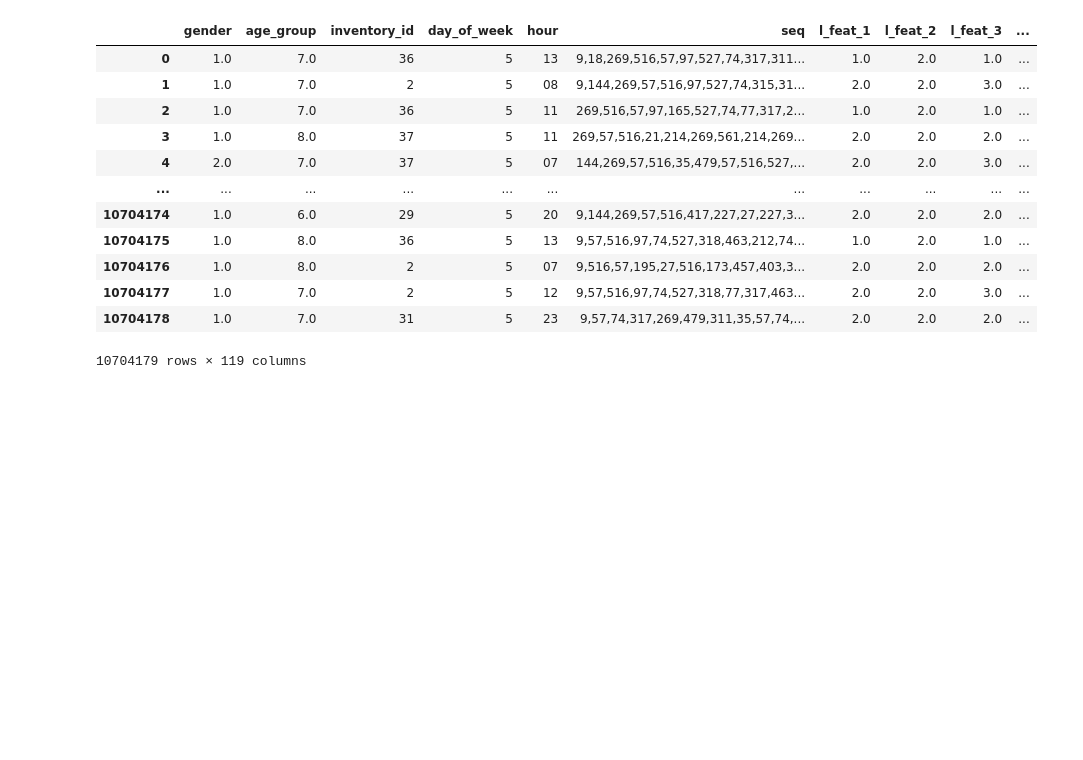
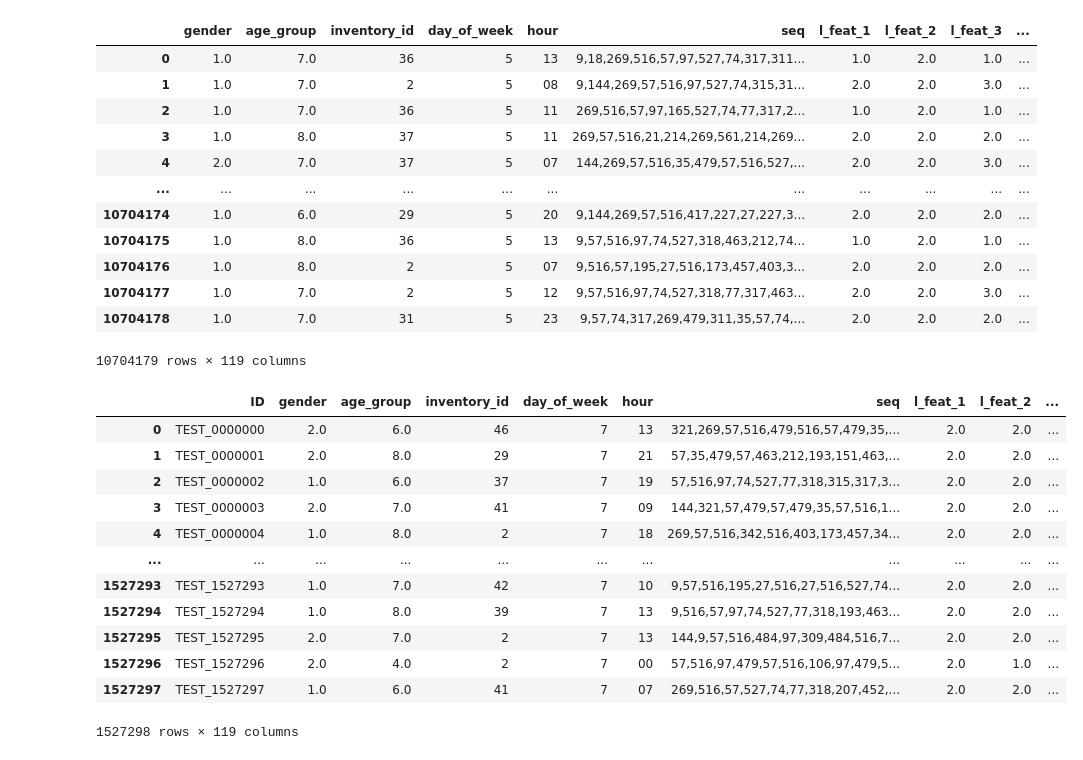
Before and after one commit to tkdwl05/CTR_MODEL, a Jupyter notebook: CTR_Model.ipynb, the cells around one changed output. Drawn from its saved outputs; the diff is of its cells as text; code cells hidden in the pictures; blank space fills up the shorter version.

```diff
--- a/CTR_Model.ipynb
+++ b/CTR_Model.ipynb
@@ -19,3 +19,19 @@ df1
 | 10704177 | 1.0 | 7.0 | 2 | 5 | 12 | 9,57,516,97,74,527,318,77,317,463... | 2.0 | 2.0 | 3.0 | ... |
 | 10704178 | 1.0 | 7.0 | 31 | 5 | 23 | 9,57,74,317,269,479,311,35,57,74,... | 2.0 | 2.0 | 2.0 | ... |
 10704179 rows × 119 columns
+# %%
+df2
+# %% [output]
+|  | ID | gender | age_group | inventory_id | day_of_week | hour | seq | l_feat_1 | l_feat_2 | ... |
+| 0 | TEST_0000000 | 2.0 | 6.0 | 46 | 7 | 13 | 321,269,57,516,479,516,57,479,35,... | 2.0 | 2.0 | ... |
+| 1 | TEST_0000001 | 2.0 | 8.0 | 29 | 7 | 21 | 57,35,479,57,463,212,193,151,463,... | 2.0 | 2.0 | ... |
+| 2 | TEST_0000002 | 1.0 | 6.0 | 37 | 7 | 19 | 57,516,97,74,527,77,318,315,317,3... | 2.0 | 2.0 | ... |
+| 3 | TEST_0000003 | 2.0 | 7.0 | 41 | 7 | 09 | 144,321,57,479,57,479,35,57,516,1... | 2.0 | 2.0 | ... |
+| 4 | TEST_0000004 | 1.0 | 8.0 | 2 | 7 | 18 | 269,57,516,342,516,403,173,457,34... | 2.0 | 2.0 | ... |
+| ... | ... | ... | ... | ... | ... | ... | ... | ... | ... | ... |
+| 1527293 | TEST_1527293 | 1.0 | 7.0 | 42 | 7 | 10 | 9,57,516,195,27,516,27,516,527,74... | 2.0 | 2.0 | ... |
+| 1527294 | TEST_1527294 | 1.0 | 8.0 | 39 | 7 | 13 | 9,516,57,97,74,527,77,318,193,463... | 2.0 | 2.0 | ... |
+| 1527295 | TEST_1527295 | 2.0 | 7.0 | 2 | 7 | 13 | 144,9,57,516,484,97,309,484,516,7... | 2.0 | 2.0 | ... |
+| 1527296 | TEST_1527296 | 2.0 | 4.0 | 2 | 7 | 00 | 57,516,97,479,57,516,106,97,479,5... | 2.0 | 1.0 | ... |
+| 1527297 | TEST_1527297 | 1.0 | 6.0 | 41 | 7 | 07 | 269,516,57,527,74,77,318,207,452,... | 2.0 | 2.0 | ... |
+1527298 rows × 119 columns
```
Also changed, not shown: parts of 2 cells of this notebook.
